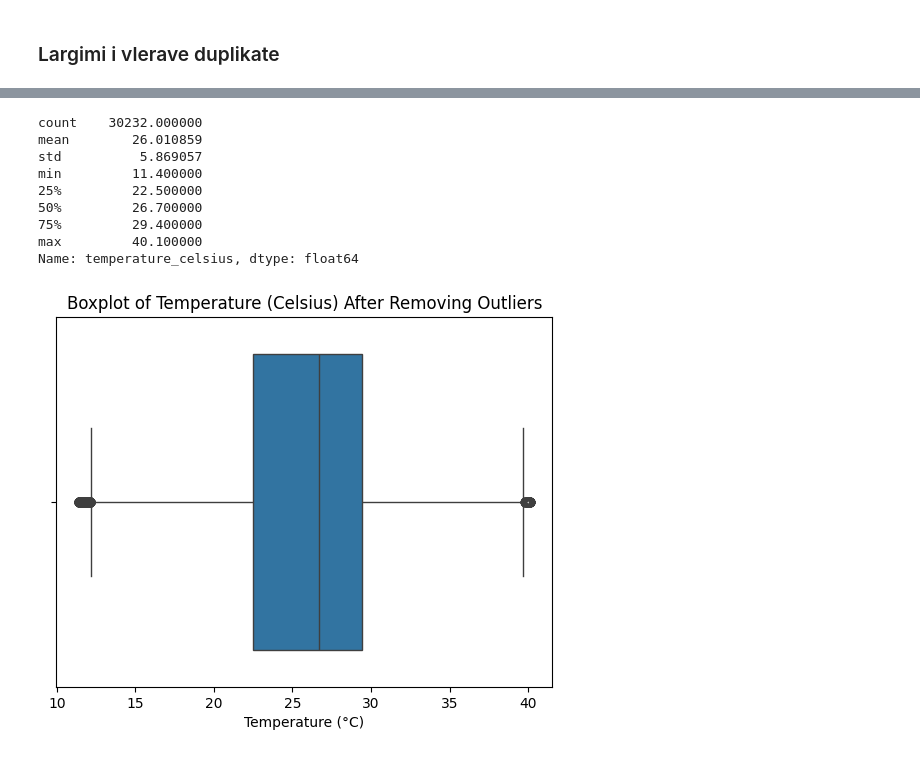
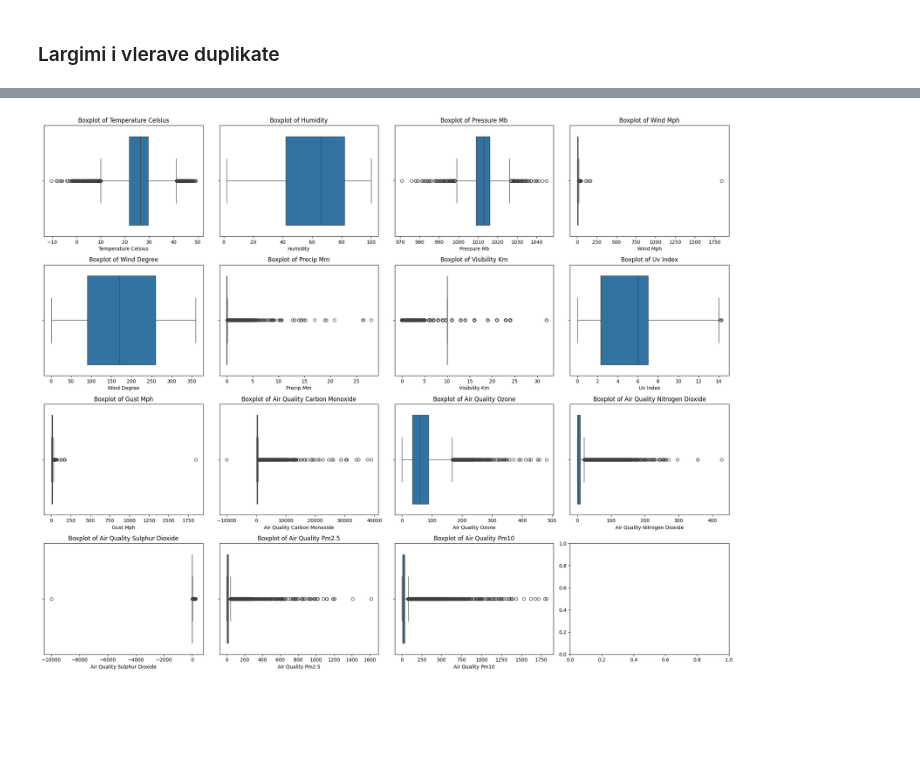
Before and after one commit to arbnorpuka/ml-project-msc, a Jupyter notebook: main.ipynb, the cells around one changed output, grey strips where cells are left out. Cells and saved outputs as stored; diff of their text form; code cells hidden in the pictures; blank space fills up the shorter version.

Commit message:
Improve outlier elemination process & transform/extract data

```diff
--- a/main.ipynb
+++ b/main.ipynb
@@ -207,29 +298,22 @@ Name: temperature_celsius, dtype: float64
-# %%
-Q1 = df['temperature_celsius'].quantile(0.25)
-Q3 = df['temperature_celsius'].quantile(0.75)
-IQR = Q3 - Q1
-
-lower_bound = Q1 - 1.5 * IQR
-upper_bound = Q3 + 1.5 * IQR
-
-df = df[~((df['temperature_celsius'] < lower_bound) | (df['temperature_celsius'] > upper_bound))]
-
-display(f"Number of rows after removing outliers: {len(df)}")
-# %%
-display(df['temperature_celsius'].describe())
-
-sns.boxplot(x=df['temperature_celsius'])
-plt.title('Boxplot of Temperature (Celsius) After Removing Outliers')
-plt.xlabel('Temperature (°C)')
-plt.show()
-# %% [output]
-count    30232.000000
-mean        26.010859
-std          5.869057
-min         11.400000
-25%         22.500000
-50%         26.700000
-75%         29.400000
-max         40.100000
-Name: temperature_celsius, dtype: float64
-[figure, removed]
+# %%
+numerical_cols = [
+    "temperature_celsius", "humidity", "pressure_mb", "wind_mph",
+    "wind_degree", "precip_mm", "visibility_km", "uv_index",
+    "gust_mph", "air_quality_Carbon_Monoxide", "air_quality_Ozone",
+    "air_quality_Nitrogen_dioxide", "air_quality_Sulphur_dioxide",
+    "air_quality_PM2.5", "air_quality_PM10"
+]
+
+fig, axes = plt.subplots(nrows=4, ncols=4, figsize=(20, 16))
+
+axes = axes.flatten()
+
+for i, col in enumerate(numerical_cols):
+    sns.boxplot(x=df[col], ax=axes[i])
+    axes[i].set_title(f'Boxplot of {col.replace("_", " ").title()}')
+    axes[i].set_xlabel(col.replace("_", " ").title())
+
+plt.tight_layout()
+plt.show()
+# %% [output]
+[figure, added]
```
Also changed, not shown: parts of 10 cells of this notebook, 2 other files.
